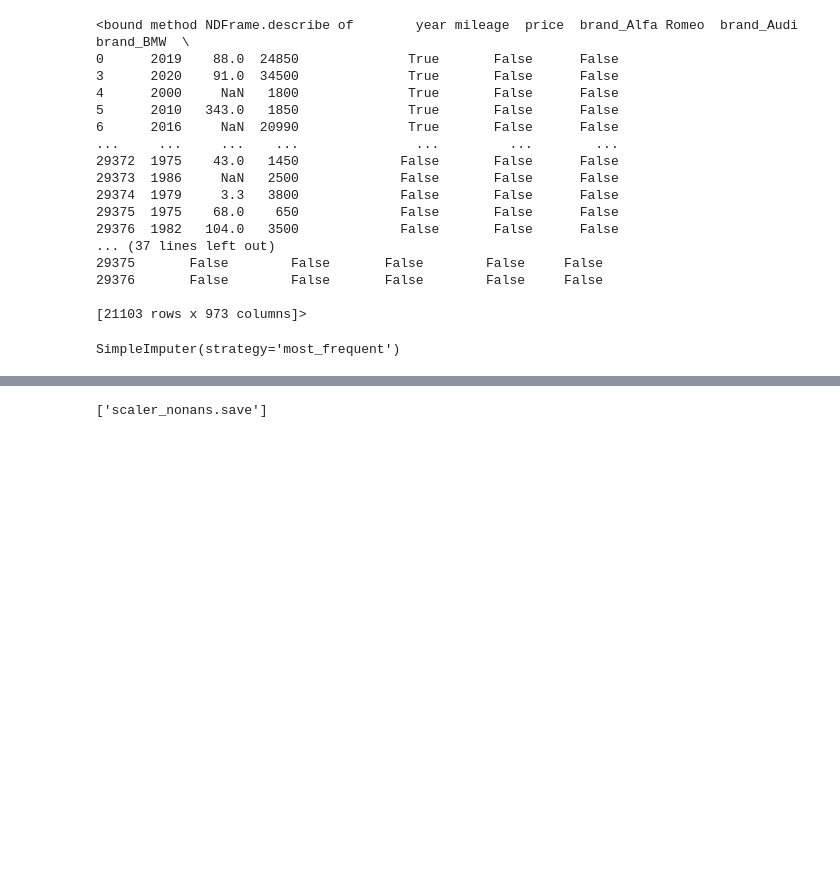
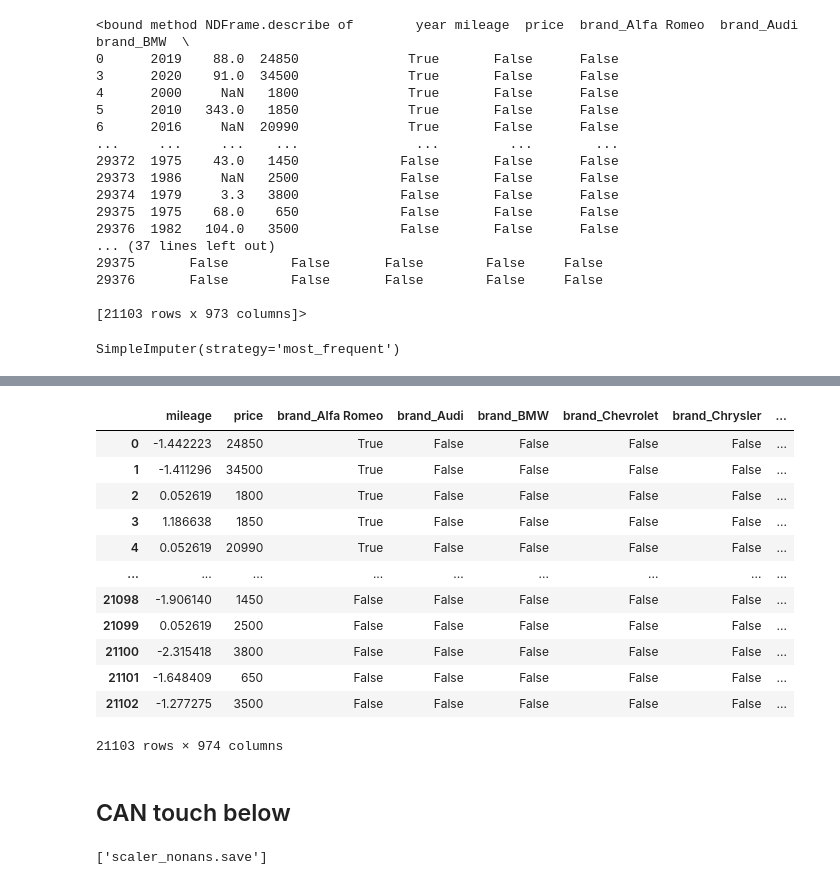
Before and after one commit to IvoDz/car-price-estimator, a Jupyter notebook: notebooks/preprocess.ipynb, the cells around one changed output, grey strips where cells are left out. Drawn from its saved outputs; the diff is of its cells as text; code cells hidden in the pictures; blank space fills up the shorter version.

```diff
--- a/preprocess.ipynb
+++ b/notebooks/preprocess.ipynb
@@ -226,0 +243,2 @@ SimpleImputer(strategy='most_frequent')
+# %%
+scaler.fit(df_num)
@@ -226,0 +251,2 @@ SimpleImputer(strategy='most_frequent')
+# %%
+df_num_scaled = pd.DataFrame(scaler.transform(df_num), columns=num)
@@ -226,0 +262,20 @@ SimpleImputer(strategy='most_frequent')
+# %%
+df_encoded = df_encoded.reset_index(drop=True)
+# %%
+df_encoded[num] = df_num_scaled
+# %%
+df_encoded
+# %% [output]
+|  | mileage | price | brand_Alfa Romeo | brand_Audi | brand_BMW | brand_Chevrolet | brand_Chrysler | ... |
+| 0 | -1.442223 | 24850 | True | False | False | False | False | ... |
+| 1 | -1.411296 | 34500 | True | False | False | False | False | ... |
+| 2 | 0.052619 | 1800 | True | False | False | False | False | ... |
+| 3 | 1.186638 | 1850 | True | False | False | False | False | ... |
+| 4 | 0.052619 | 20990 | True | False | False | False | False | ... |
+| ... | ... | ... | ... | ... | ... | ... | ... | ... |
+| 21098 | -1.906140 | 1450 | False | False | False | False | False | ... |
+| 21099 | 0.052619 | 2500 | False | False | False | False | False | ... |
+| 21100 | -2.315418 | 3800 | False | False | False | False | False | ... |
+| 21101 | -1.648409 | 650 | False | False | False | False | False | ... |
+| 21102 | -1.277275 | 3500 | False | False | False | False | False | ... |
+21103 rows × 974 columns
@@ -227,3 +284,5 @@ SimpleImputer(strategy='most_frequent')
+# %% [markdown]
+## CAN touch below
 # %%
 enc_arr_mean = imputer_mean.transform(df_encoded)
 enc_arr_knn = imputer_knn.transform(df_encoded)
```
Also changed, not shown: parts of 9 cells of this notebook, 9 other files.
